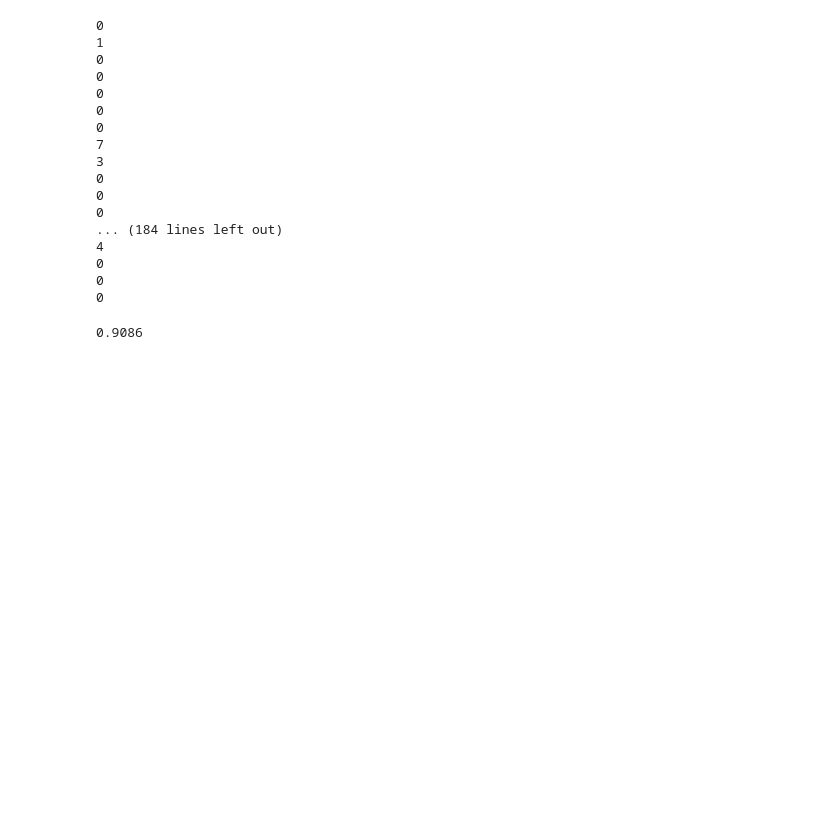
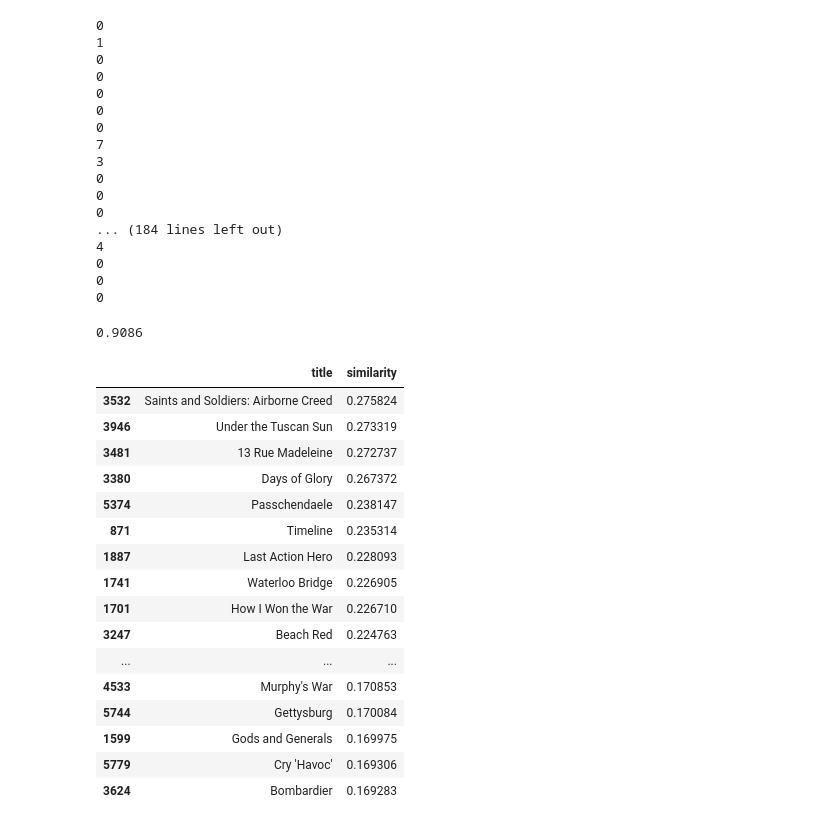
Before and after one commit to rossnorman11/movie_recommendation_GPT, a Jupyter notebook: notebooks/oscarjp7_vectorizer-final.ipynb, the cells around one changed output. Cells and saved outputs as stored; diff of their text form; code cells hidden in the pictures; blank space fills up the shorter version.

```diff
--- a/notebooks/oscarjp7_vectorizer-final.ipynb
+++ b/notebooks/oscarjp7_vectorizer-final.ipynb
@@ -85,0 +176,20 @@ evaluate_model(df_test, find_recommendation_short)
+# %%
+find_recommendation_short('action film world war france')
+# %% [output]
+|  | title | similarity |
+| 3532 | Saints and Soldiers: Airborne Creed | 0.275824 |
+| 3946 | Under the Tuscan Sun | 0.273319 |
+| 3481 | 13 Rue Madeleine | 0.272737 |
+| 3380 | Days of Glory | 0.267372 |
+| 5374 | Passchendaele | 0.238147 |
+| 871 | Timeline | 0.235314 |
+| 1887 | Last Action Hero | 0.228093 |
+| 1741 | Waterloo Bridge | 0.226905 |
+| 1701 | How I Won the War | 0.226710 |
+| 3247 | Beach Red | 0.224763 |
+| ... | ... | ... |
+| 4533 | Murphy's War | 0.170853 |
+| 5744 | Gettysburg | 0.170084 |
+| 1599 | Gods and Generals | 0.169975 |
+| 5779 | Cry 'Havoc' | 0.169306 |
+| 3624 | Bombardier | 0.169283 |
```
Also changed, not shown: parts of 14 cells of this notebook, 5 other files.
